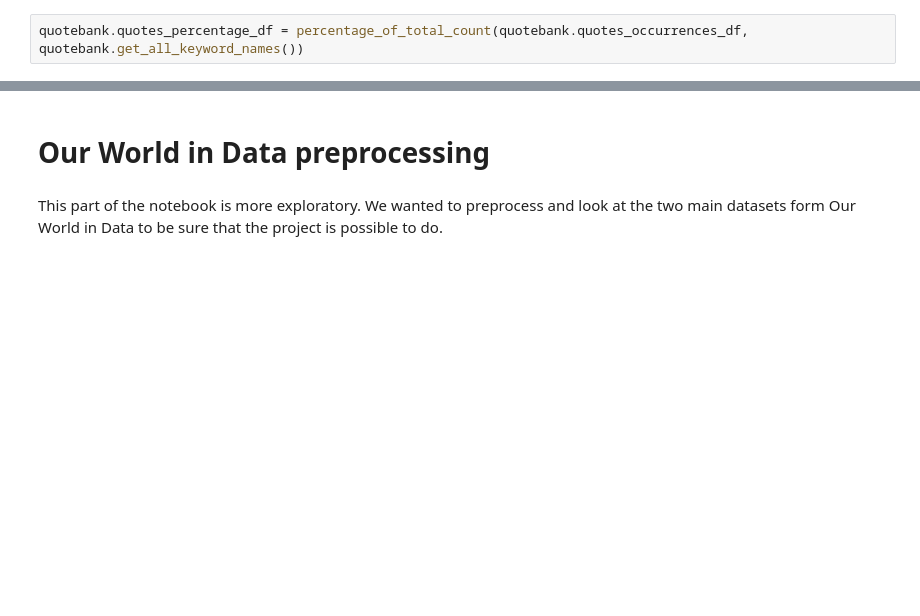
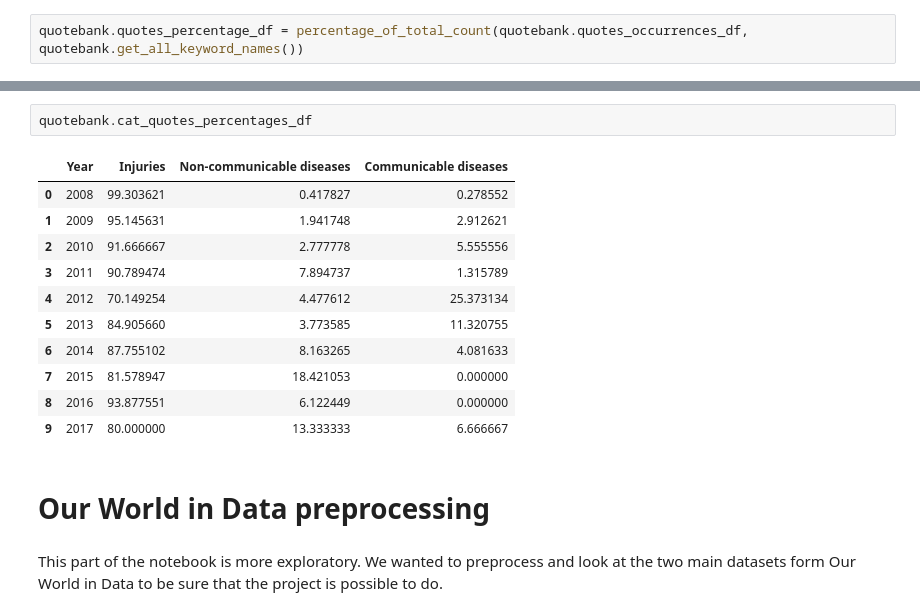
Before and after one commit to epfl-ada/ada-2021-project-hoja, a Jupyter notebook: Milestone_2.ipynb, the cells around one changed output, grey strips where cells are left out. Saved outputs shown, nothing was run; the diff lists cells and outputs as text; blank space fills up the shorter version.

```diff
--- a/Milestone_2.ipynb
+++ b/Milestone_2.ipynb
@@ -153,3 +133,17 @@ population_df
+# %%
+quotebank.cat_quotes_percentages_df
+# %% [output]
+|  | Year | Injuries | Non-communicable diseases | Communicable diseases |
+| 0 | 2008 | 99.303621 | 0.417827 | 0.278552 |
+| 1 | 2009 | 95.145631 | 1.941748 | 2.912621 |
+| 2 | 2010 | 91.666667 | 2.777778 | 5.555556 |
+| 3 | 2011 | 90.789474 | 7.894737 | 1.315789 |
+| 4 | 2012 | 70.149254 | 4.477612 | 25.373134 |
+| 5 | 2013 | 84.905660 | 3.773585 | 11.320755 |
+| 6 | 2014 | 87.755102 | 8.163265 | 4.081633 |
+| 7 | 2015 | 81.578947 | 18.421053 | 0.000000 |
+| 8 | 2016 | 93.877551 | 6.122449 | 0.000000 |
+| 9 | 2017 | 80.000000 | 13.333333 | 6.666667 |
 # %% [markdown]
 # Our World in Data preprocessing
 # %% [markdown]
```
Also changed, not shown: parts of 19 cells of this notebook, 2 other files.
